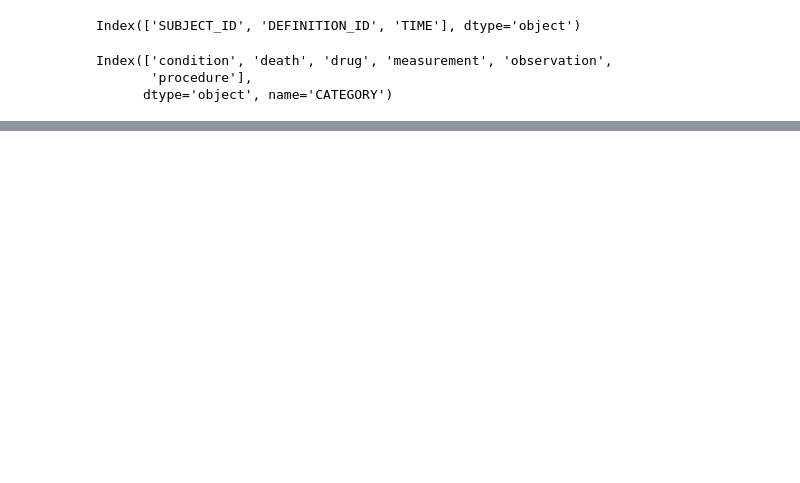
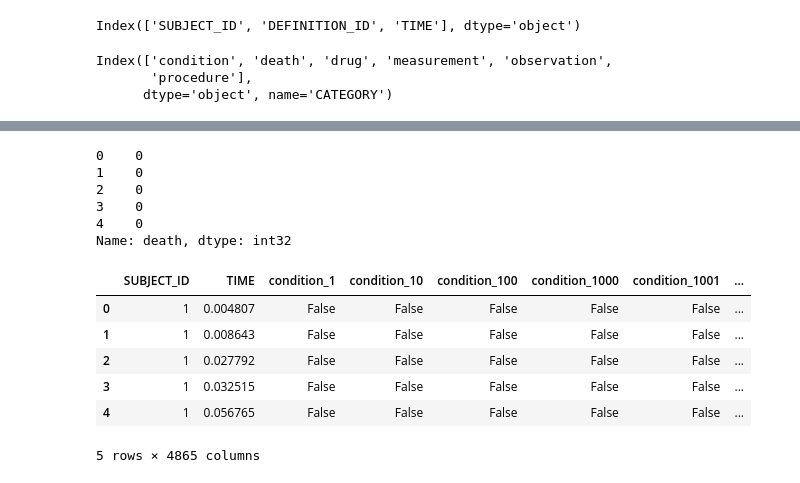
Before and after one commit to OJPOJ/ItDS-project, a Jupyter notebook: data_preprocessing_Jan.ipynb, the cells around one changed output, grey strips where cells are left out. Drawn from its saved outputs; the diff is of its cells as text; code cells hidden in the pictures; blank space fills up the shorter version.

```diff
--- a/data_preprocessing_Jan.ipynb
+++ b/data_preprocessing_Jan.ipynb
@@ -60,0 +74,40 @@ Index(['SUBJECT_ID', 'TIME', 'condition', 'death', 'drug', 'measurement',
+# %%
+from sklearn.model_selection import train_test_split
+
+# First, create a list of unique SUBJECT_IDs
+unique_subject_ids = df['SUBJECT_ID'].unique()
+
+# Then, split the unique_subject_ids into train and test IDs
+train_ids, test_ids = train_test_split(unique_subject_ids, test_size=0.2, random_state=2)
+
+# Filter the main DataFrame into train and test sets based on the selected IDs
+train_data = df[df['SUBJECT_ID'].isin(train_ids)]
+test_data = df[df['SUBJECT_ID'].isin(test_ids)]
+
+# Separate the features (X) and target variable (y) for train and test sets
+X_train = train_data.drop('death',axis=1).drop(['condition_-1','drug_-1','measurement_-1','observation_-1','procedure_-1'],axis=1)  # Drop 'SUBJECT_ID' and target column
+y_train = pd.Series(train_data.death)
+
+X_test = test_data.drop('death',axis=1).drop(['condition_-1','drug_-1','measurement_-1','observation_-1','procedure_-1'],axis=1)  # Drop 'SUBJECT_ID' and target column
+y_test = pd.Series(test_data.death)
+#old way:
+#X = df.drop('death',axis=1).drop(['condition_-1','drug_-1','measurement_-1','observation_-1','procedure_-1'],axis=1)
+#y = pd.Series(df.death)
+#X_train, X_test, y_train, y_test = train_test_split(X, y, test_size=0.2, random_state=2)
+
+print(y_train.head())
+X_train.head()
+# %% [output]
+0    0
+1    0
+2    0
+3    0
+4    0
+Name: death, dtype: int32
+|  | SUBJECT_ID | TIME | condition_1 | condition_10 | condition_100 | condition_1000 | condition_1001 | ... |
+| 0 | 1 | 0.004807 | False | False | False | False | False | ... |
+| 1 | 1 | 0.008643 | False | False | False | False | False | ... |
+| 2 | 1 | 0.027792 | False | False | False | False | False | ... |
+| 3 | 1 | 0.032515 | False | False | False | False | False | ... |
+| 4 | 1 | 0.056765 | False | False | False | False | False | ... |
+5 rows × 4865 columns
```
Also changed, not shown: parts of 10 cells of this notebook.
